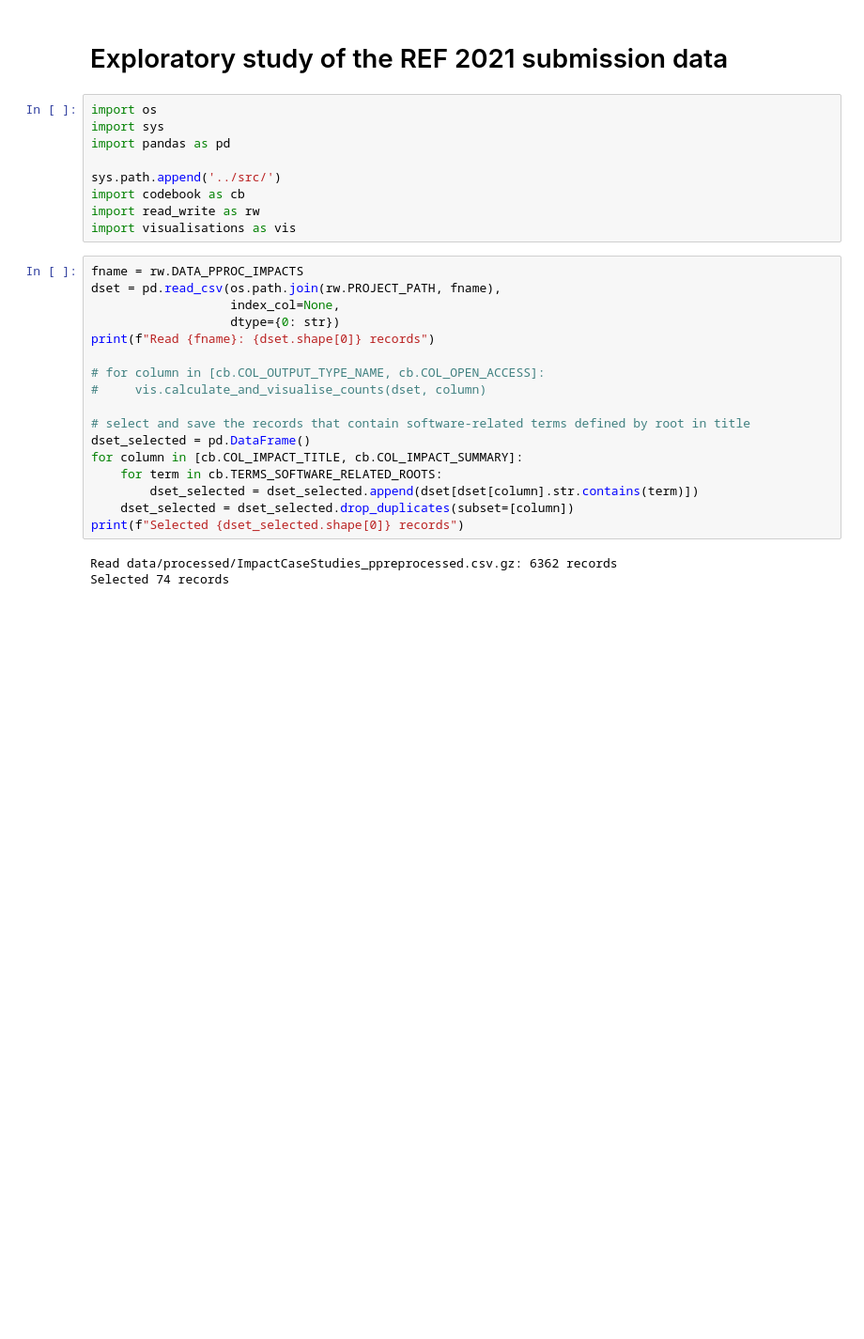
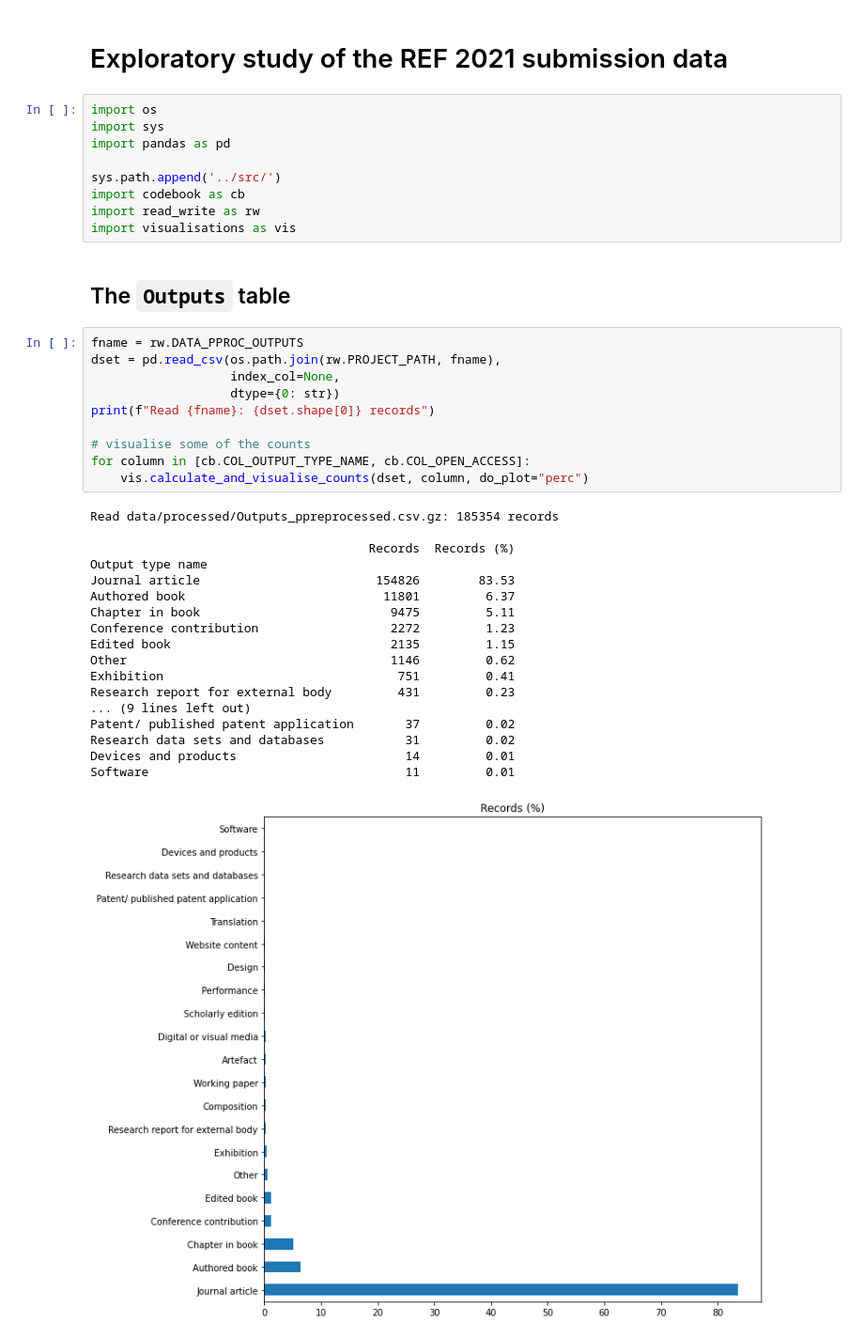
Before and after one commit to softwaresaved/ref-2021-analysis, a Jupyter notebook: notebooks/STUDY_data.ipynb, the cells around one changed output. Shown: that part at 94% size. Saved outputs shown, nothing was run; the diff lists cells and outputs as text; blank space fills up the shorter version.

Commit message:
Added simple stats printouts and plots for Outputs.

```diff
--- a/notebooks/STUDY_data.ipynb
+++ b/notebooks/STUDY_data.ipynb
@@ -9,23 +9,34 @@ sys.path.append('../src/')
 import codebook as cb
 import read_write as rw
 import visualisations as vis
+# %% [markdown]
+## The `Outputs` table
 # %%
-fname = rw.DATA_PPROC_IMPACTS
+fname = rw.DATA_PPROC_OUTPUTS
 dset = pd.read_csv(os.path.join(rw.PROJECT_PATH, fname),
                    index_col=None,
                    dtype={0: str})
 print(f"Read {fname}: {dset.shape[0]} records")
 
-# for column in [cb.COL_OUTPUT_TYPE_NAME, cb.COL_OPEN_ACCESS]:
-#     vis.calculate_and_visualise_counts(dset, column)
-
-# select and save the records that contain software-related terms defined by root in title
-dset_selected = pd.DataFrame()
-for column in [cb.COL_IMPACT_TITLE, cb.COL_IMPACT_SUMMARY]:
-    for term in cb.TERMS_SOFTWARE_RELATED_ROOTS:
-        dset_selected = dset_selected.append(dset[dset[column].str.contains(term)])
-    dset_selected = dset_selected.drop_duplicates(subset=[column])
-print(f"Selected {dset_selected.shape[0]} records")
+# visualise some of the counts
+for column in [cb.COL_OUTPUT_TYPE_NAME, cb.COL_OPEN_ACCESS]:
+    vis.calculate_and_visualise_counts(dset, column, do_plot="perc")
 # %% [output]
-Read data/processed/ImpactCaseStudies_ppreprocessed.csv.gz: 6362 records
-Selected 74 records
+Read data/processed/Outputs_ppreprocessed.csv.gz: 185354 records
+
+                                      Records  Records (%)
+Output type name
+Journal article                        154826        83.53
+Authored book                           11801         6.37
+Chapter in book                          9475         5.11
+Conference contribution                  2272         1.23
+Edited book                              2135         1.15
+Other                                    1146         0.62
+Exhibition                                751         0.41
+Research report for external body         431         0.23
+... (9 lines left out)
+Patent/ published patent application       37         0.02
+Research data sets and databases           31         0.02
+Devices and products                       14         0.01
+Software                                   11         0.01
+[figure, added]
```
Also changed, not shown: parts of 2 cells of this notebook, 3 other files.
